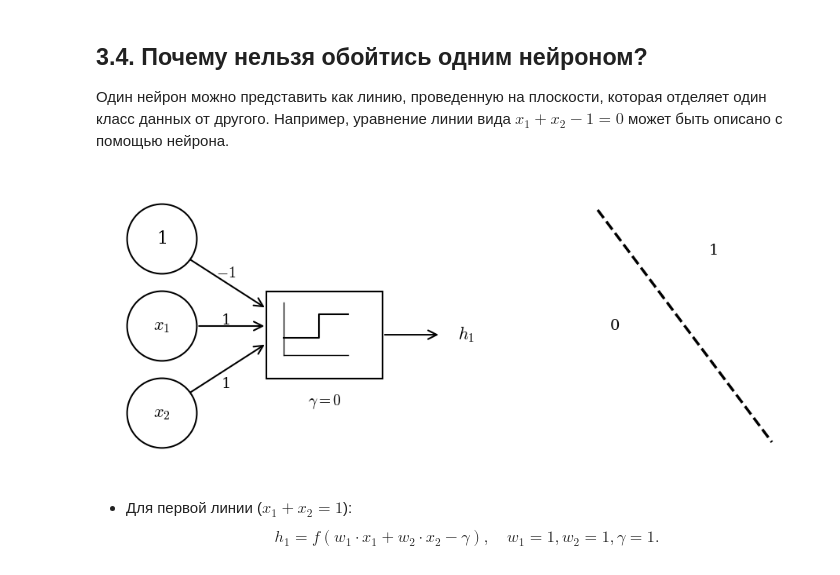
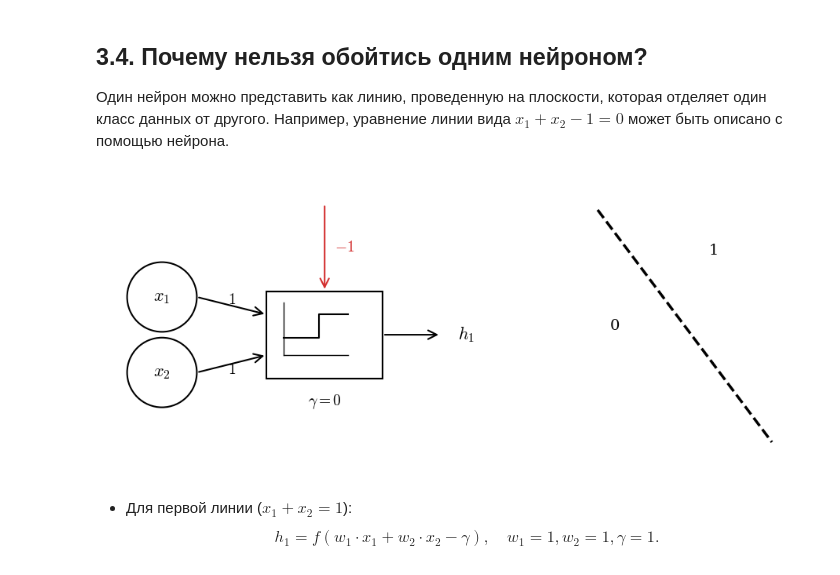
Before and after one commit to CodeHunterOfficial/ArabovMKDeep, a Jupyter notebook: DL-2026/Lecture_1/Lecture_1_Introduction_to_Neural_Networks.ipynb, the cells around one changed output. Saved outputs shown, nothing was run; the diff lists cells and outputs as text; code cells hidden in the pictures.

```diff
--- a/DL-2026/Lecture_1/Lecture_1_Introduction_to_Neural_Networks.ipynb
+++ b/DL-2026/Lecture_1/Lecture_1_Introduction_to_Neural_Networks.ipynb
@@ -1217,19 +1205,18 @@ ax.axis('off')
 r = 0.6
 lw = 1.5
 arrow_props = dict(arrowstyle='->', lw=lw, color='black', mutation_scale=20)
+color_bias = '#D32F2F' # Красный цвет для базиса
 
 # ==========================================
 # ЛЕВАЯ ЧАСТЬ: НЕЙРОННАЯ СЕТЬ
 # ==========================================
-# 1. Рисуем круги (входы)
-ax.add_patch(patches.Circle((1, 4), r, fill=True, facecolor='white', edgecolor='black', linewidth=lw, zorder=2))
-ax.add_patch(patches.Circle((1, 2.5), r, fill=True, facecolor='white', edgecolor='black', linewidth=lw, zorder=2))
-ax.add_patch(patches.Circle((1, 1), r, fill=True, facecolor='white', edgecolor='black', linewidth=lw, zorder=2))
+# 1. Рисуем круги (только входы x1 и x2, отцентрированы относительно прямоугольника)
+ax.add_patch(patches.Circle((1, 3.0), r, fill=True, facecolor='white', edgecolor='black', linewidth=lw, zorder=2))
+ax.add_patch(patches.Circle((1, 1.7), r, fill=True, facecolor='white', edgecolor='black', linewidth=lw, zorder=2))
 
 # 2. Текст внутри кругов (ТОЛЬКО $...$)
-ax.text(1, 4, '1', ha='center', va='center', fontsize=16, zorder=3)
-ax.text(1, 2.5, r'$x_1$', ha='center', va='center', fontsize=16, zorder=3)
-ax.text(1, 1, r'$x_2$', ha='center', va='center', fontsize=16, zorder=3)
+ax.text(1, 3.0, r'$x_1$', ha='center', va='center', fontsize=16, zorder=3)
+ax.text(1, 1.7, r'$x_2$', ha='center', va='center', fontsize=16, zorder=3)
 
 # 3. Прямоугольник (выходной нейрон)
 ax.add_patch(patches.Rectangle((2.8, 1.6), 2.0, 1.5, fill=True, facecolor='white', edgecolor='black', linewidth=lw, zorder=2))
@@ -1245,42 +1232,47 @@ ax.plot([3.1, 3.7, 3.7, 4.2], [2.3, 2.3, 2.7, 2.7], 'k-', lw=1.5, zorder=3)
 ax.text(3.8, 1.2, r'$\gamma = 0$', ha='center', va='center', fontsize=14)
 
 # 6. Стрелки (связи)
-# От 1
-ax.annotate('', xy=(2.8, 2.8), xytext=(1.4, 3.7), arrowprops=arrow_props, zorder=1)
 # От x1
-ax.annotate('', xy=(2.8, 2.5), xytext=(1.6, 2.5), arrowprops=arrow_props, zorder=1)
+ax.annotate('', xy=(2.8, 2.7), xytext=(1.6, 3.0), arrowprops=arrow_props, zorder=1)
 # От x2
-ax.annotate('', xy=(2.8, 2.2), xytext=(1.4, 1.3), arrowprops=arrow_props, zorder=1)
+ax.annotate('', xy=(2.8, 2.0), xytext=(1.6, 1.7), arrowprops=arrow_props, zorder=1)
+
+# Базис (вертикальная красная стрелка сверху)
+ax.annotate('', xy=(3.8, 3.1), xytext=(3.8, 4.6),
+            arrowprops=dict(arrowstyle='->', lw=lw, color=color_bias, mutation_scale=20), zorder=1)
 
 # Выходная стрелка
 ax.annotate('', xy=(5.8, 2.35), xytext=(4.8, 2.35), arrowprops=arrow_props, zorder=1)
 
 # 7. Подписи весов и выхода (ТОЛЬКО $...$)
-ax.text(2.1, 3.4, r'$-1$', ha='center', va='center', fontsize=14)
-ax.text(2.1, 2.6, '1', ha='center', va='center', fontsize=14)
-ax.text(2.1, 1.5, '1', ha='center', va='center', fontsize=14)
+# Вес для x1
+ax.text(2.2, 2.95, r'$1$', ha='center', va='center', fontsize=14)
+# Вес для x2
+ax.text(2.2, 1.75, r'$1$', ha='center', va='center', fontsize=14)
+
+# Вес для базиса (Красный, справа от стрелки)
+ax.text(4.15, 3.85, r'$-1$', ha='center', va='center', fontsize=14, color=color_bias)
 
 # Выходная переменная
 ax.text(6.1, 2.35, r'$h_1$', ha='left', va='center', fontsize=16)
 
 
 # ==========================================
 # ПРАВАЯ ЧАСТЬ: ГРАФИК РАЗДЕЛЕНИЯ
 # ==========================================
 # Пунктирная линия
 ax.plot([8.5, 11.5], [4.5, 0.5], 'k--', lw=2.5)
 
 # Текст в областях
 ax.text(10.5, 3.8, '1', ha='center', va='center', fontsize=14)
 ax.text(8.8, 2.5, '0', ha='center', va='center', fontsize=14)
 
-
 # Устанавливаем равные пропорции, чтобы круги были круглыми
 ax.set_aspect('equal')
 plt.tight_layout()
 plt.show()
 # %% [output]
-[figure, old version]
+[figure, new version]
 # %% [markdown]
 
 - Для первой линии ($x_1 + x_2 = 1$):
```
Also changed, not shown: parts of 3 cells of this notebook.
